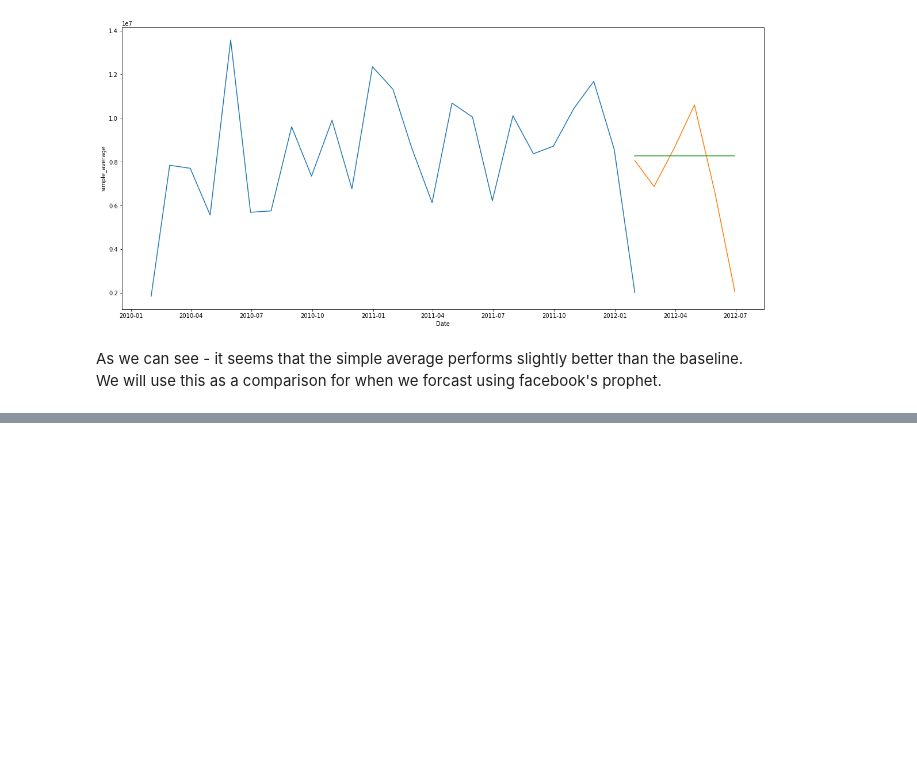
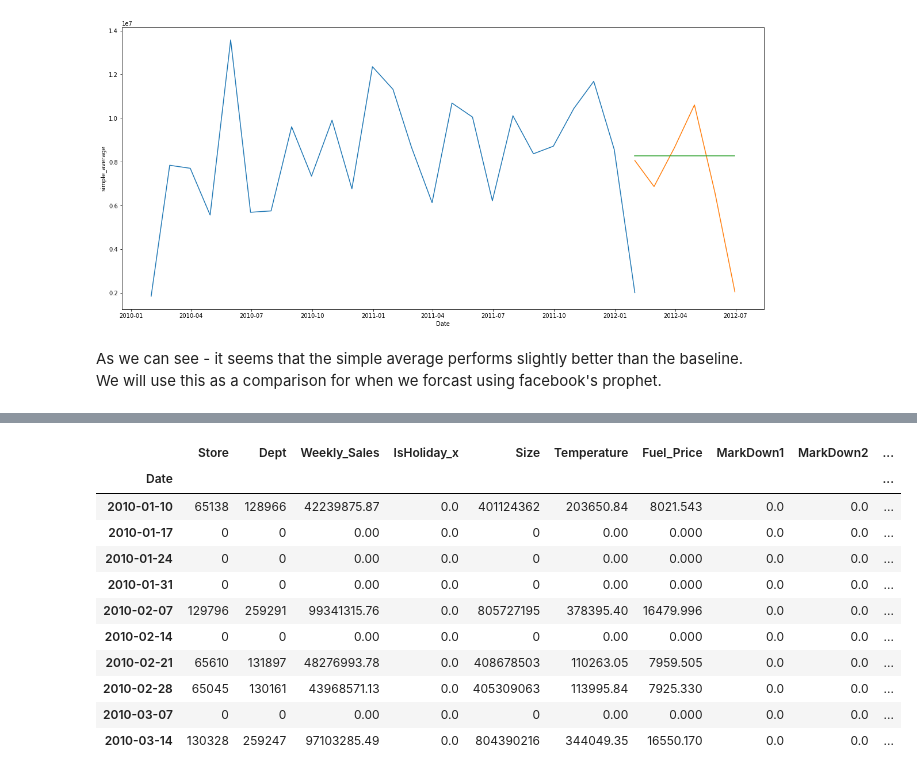
Before and after one commit to guedanie/retail-time-series-project, a Jupyter notebook: retail-time-series-analysis.ipynb, the cells around one changed output, grey strips where cells are left out. Saved outputs shown, nothing was run; the diff lists cells and outputs as text; code cells hidden in the pictures; blank space fills up the shorter version.

```diff
--- a/retail-time-series-analysis.ipynb
+++ b/retail-time-series-analysis.ipynb
@@ -476,0 +531,4 @@ RuntimeError: Initialization failed.
+# %%
+df = prepare.wrangle_sales()
+# %%
+df[["Store", "Dept", "Size"]] = df[["Store", "Dept", "Size"]].astype("object")
@@ -476,0 +568,15 @@ RuntimeError: Initialization failed.
+# %%
+df.resample("W").sum().head(10)
+# %% [output]
+|  | Store | Dept | Weekly_Sales | IsHoliday_x | Size | Temperature | Fuel_Price | MarkDown1 | MarkDown2 | ... |
+| Date |  |  |  |  |  |  |  |  |  | ... |
+| 2010-01-10 | 65138 | 128966 | 42239875.87 | 0.0 | 401124362 | 203650.84 | 8021.543 | 0.0 | 0.0 | ... |
+| 2010-01-17 | 0 | 0 | 0.00 | 0.0 | 0 | 0.00 | 0.000 | 0.0 | 0.0 | ... |
+| 2010-01-24 | 0 | 0 | 0.00 | 0.0 | 0 | 0.00 | 0.000 | 0.0 | 0.0 | ... |
+| 2010-01-31 | 0 | 0 | 0.00 | 0.0 | 0 | 0.00 | 0.000 | 0.0 | 0.0 | ... |
+| 2010-02-07 | 129796 | 259291 | 99341315.76 | 0.0 | 805727195 | 378395.40 | 16479.996 | 0.0 | 0.0 | ... |
+| 2010-02-14 | 0 | 0 | 0.00 | 0.0 | 0 | 0.00 | 0.000 | 0.0 | 0.0 | ... |
+| 2010-02-21 | 65610 | 131897 | 48276993.78 | 0.0 | 408678503 | 110263.05 | 7959.505 | 0.0 | 0.0 | ... |
+| 2010-02-28 | 65045 | 130161 | 43968571.13 | 0.0 | 405309063 | 113995.84 | 7925.330 | 0.0 | 0.0 | ... |
+| 2010-03-07 | 0 | 0 | 0.00 | 0.0 | 0 | 0.00 | 0.000 | 0.0 | 0.0 | ... |
+| 2010-03-14 | 130328 | 259247 | 97103285.49 | 0.0 | 804390216 | 344049.35 | 16550.170 | 0.0 | 0.0 | ... |
```
Also changed, not shown: parts of 18 cells of this notebook.
